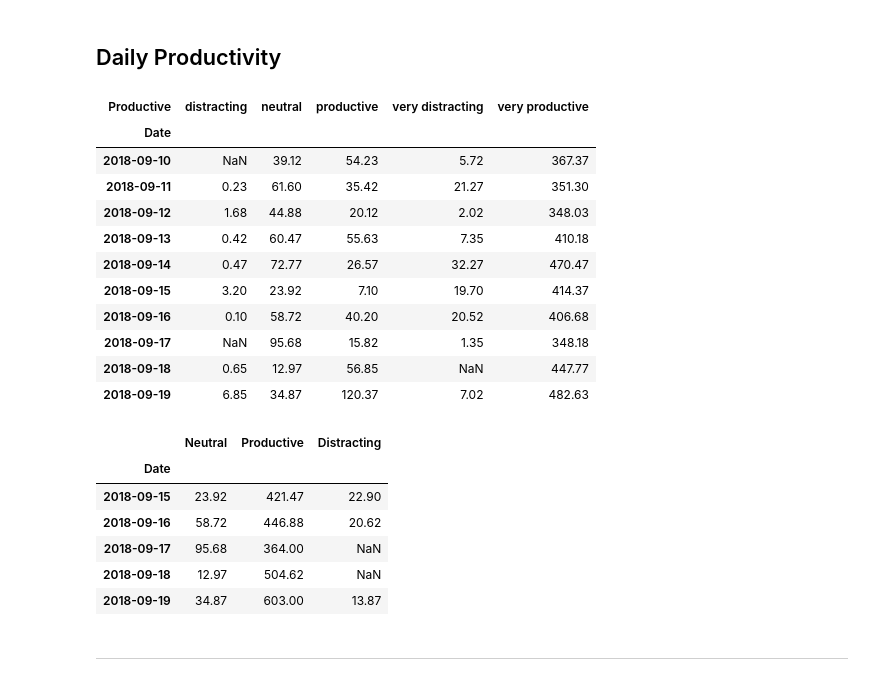
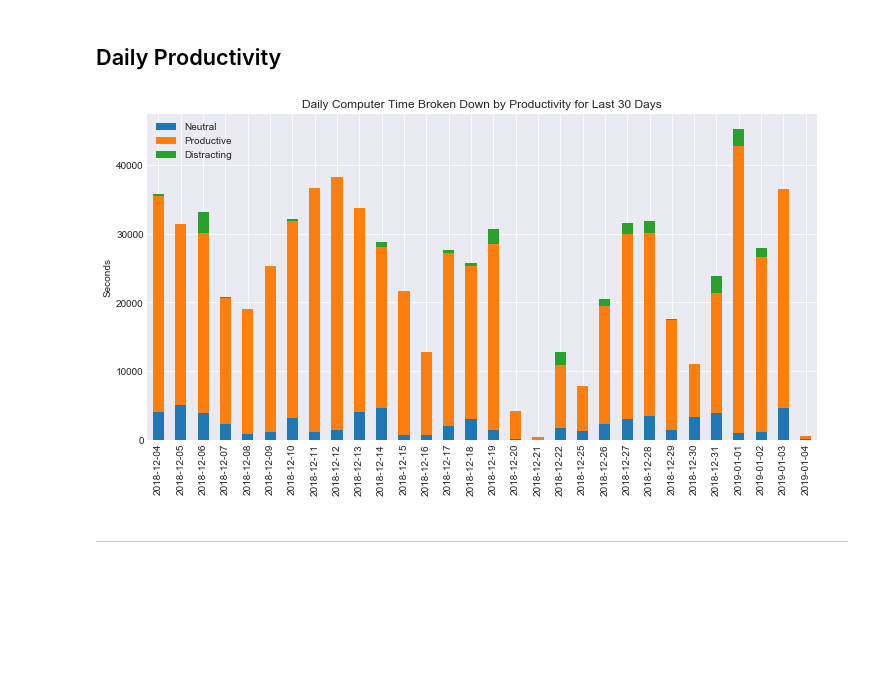
Before and after one commit to markwk/qs_ledger, a Jupyter notebook: rescuetime/rescuetime_data_analysis.ipynb, the cells around one changed output. Drawn from its saved outputs; the diff is of its cells as text; code cells hidden in the pictures; blank space fills up the shorter version.

```diff
--- a/rescuetime/rescuetime_data_analysis.ipynb
+++ b/rescuetime/rescuetime_data_analysis.ipynb
@@ -121,17 +99,0 @@ table = total_by_date_productivity.pivot_table(index='Date', columns='Productive
-# %%
-# total_by_date_productivity
-table = total_by_date_productivity.pivot_table(index='Date', columns='Productive', values='Minutes', aggfunc=np.sum)
-table.tail(10)
-# %% [output]
-| Productive | distracting | neutral | productive | very distracting | very productive |
-| Date |  |  |  |  |  |
-| 2018-09-10 | NaN | 39.12 | 54.23 | 5.72 | 367.37 |
-| 2018-09-11 | 0.23 | 61.60 | 35.42 | 21.27 | 351.30 |
-| 2018-09-12 | 1.68 | 44.88 | 20.12 | 2.02 | 348.03 |
-| 2018-09-13 | 0.42 | 60.47 | 55.63 | 7.35 | 410.18 |
-| 2018-09-14 | 0.47 | 72.77 | 26.57 | 32.27 | 470.47 |
-| 2018-09-15 | 3.20 | 23.92 | 7.10 | 19.70 | 414.37 |
-| 2018-09-16 | 0.10 | 58.72 | 40.20 | 20.52 | 406.68 |
-| 2018-09-17 | NaN | 95.68 | 15.82 | 1.35 | 348.18 |
-| 2018-09-18 | 0.65 | 12.97 | 56.85 | NaN | 447.77 |
-| 2018-09-19 | 6.85 | 34.87 | 120.37 | 7.02 | 482.63 |
@@ -147,12 +108,2 @@ days_productive_time.columns = ['Neutral', 'Productive', 'Distracting']
-# %%
-days_productive_time.tail()
-# %% [output]
-|  | Neutral | Productive | Distracting |
-| Date |  |  |  |
-| 2018-09-15 | 23.92 | 421.47 | 22.90 |
-| 2018-09-16 | 58.72 | 446.88 | 20.62 |
-| 2018-09-17 | 95.68 | 364.00 | NaN |
-| 2018-09-18 | 12.97 | 504.62 | NaN |
-| 2018-09-19 | 34.87 | 603.00 | 13.87 |
 # %%
 days_productive_time.to_csv("data/days_productive_time.csv")
@@ -159,3 +112,13 @@ days_productive_time.to_csv("data/days_productive_time.csv")
+# %%
+chart_title = 'Daily Computer Time Broken Down by Productivity for Last 30 Days'
+plt.style.use('seaborn-darkgrid')
+ax = days_productive_time.tail(30).plot.bar(stacked=True, rot=90, figsize=(12,6))
+ax.set_xlabel('')
+ax.set_ylabel('Seconds')
+ax.set_title(chart_title)
+plt.show()
+# %% [output]
+[figure, added]
 # %% [markdown]
 ---
 # %% [markdown]
```
Also changed, not shown: parts of 77 cells of this notebook.
